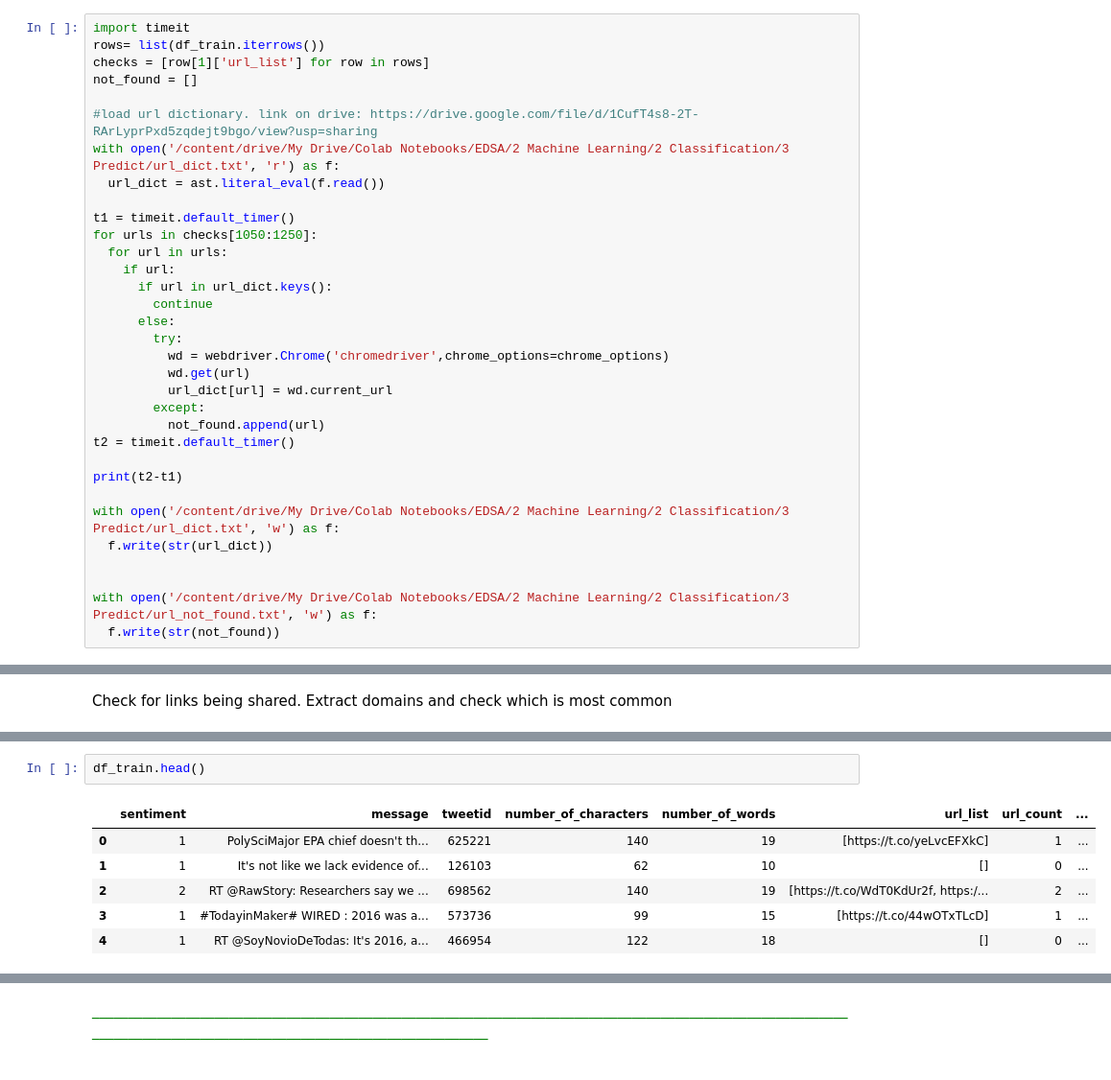
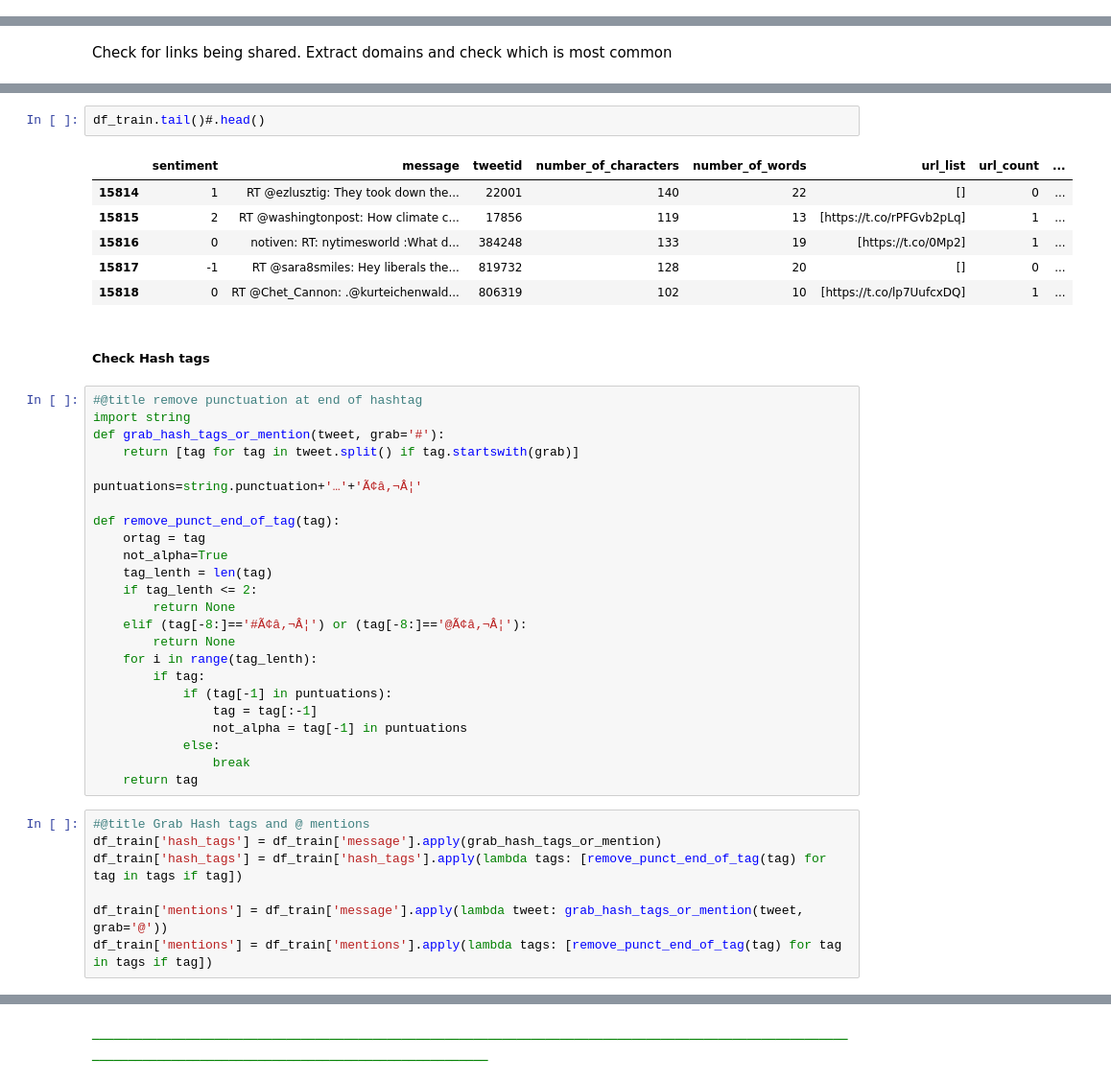
Before and after one commit to Lizette95/Team_RM5_ClassificationPredict_Notebook, a Jupyter notebook: Team_RM5_ClassificationNotebook.ipynb, the cells around one changed output, grey strips where cells are left out. Shown at 96% size. Cells and saved outputs as stored; diff of their text form.

```diff
--- a/Team_RM5_ClassificationNotebook.ipynb
+++ b/Team_RM5_ClassificationNotebook.ipynb
@@ -558,33 +576,0 @@ cp: '/usr/lib/chromium-browser/chromedriver' and '/usr/bin/chromedriver' are the
-# %%
-import timeit
-rows= list(df_train.iterrows())
-checks = [row[1]['url_list'] for row in rows]
-not_found = []
-
-#load url dictionary. link on drive: https://drive.google.com/file/d/1CufT4s8-2T-RArLyprPxd5zqdejt9bgo/view?usp=sharing
-with open('/content/drive/My Drive/Colab Notebooks/EDSA/2 Machine Learning/2 Classification/3 Predict/url_dict.txt', 'r') as f:
-  url_dict = ast.literal_eval(f.read())
-
-t1 = timeit.default_timer()
-for urls in checks[1050:1250]:
-  for url in urls:
-    if url:
-      if url in url_dict.keys():
-        continue
-      else:
-        try:
-          wd = webdriver.Chrome('chromedriver',chrome_options=chrome_options)
-          wd.get(url)
-          url_dict[url] = wd.current_url
-        except:
-          not_found.append(url)
-t2 = timeit.default_timer()
-
-print(t2-t1)
-
-with open('/content/drive/My Drive/Colab Notebooks/EDSA/2 Machine Learning/2 Classification/3 Predict/url_dict.txt', 'w') as f:
-  f.write(str(url_dict))
-
-
-with open('/content/drive/My Drive/Colab Notebooks/EDSA/2 Machine Learning/2 Classification/3 Predict/url_not_found.txt', 'w') as f:
-  f.write(str(not_found))
@@ -630,11 +615,44 @@ for ind, row in df_train.iterrows():
       else:
         domain_count[domain] = 1
 # %%
-df_train.head()
+df_train.tail()#.head()
 # %% [output]
 |  | sentiment | message | tweetid | number_of_characters | number_of_words | url_list | url_count | ... |
-| 0 | 1 | PolySciMajor EPA chief doesn't th... | 625221 | 140 | 19 | [https://t.co/yeLvcEFXkC] | 1 | ... |
-| 1 | 1 | It's not like we lack evidence of... | 126103 | 62 | 10 | [] | 0 | ... |
-| 2 | 2 | RT @RawStory: Researchers say we ... | 698562 | 140 | 19 | [https://t.co/WdT0KdUr2f, https:/... | 2 | ... |
-| 3 | 1 | #TodayinMaker# WIRED : 2016 was a... | 573736 | 99 | 15 | [https://t.co/44wOTxTLcD] | 1 | ... |
-| 4 | 1 | RT @SoyNovioDeTodas: It's 2016, a... | 466954 | 122 | 18 | [] | 0 | ... |
+| 15814 | 1 | RT @ezlusztig: They took down the... | 22001 | 140 | 22 | [] | 0 | ... |
+| 15815 | 2 | RT @washingtonpost: How climate c... | 17856 | 119 | 13 | [https://t.co/rPFGvb2pLq] | 1 | ... |
+| 15816 | 0 | notiven: RT: nytimesworld :What d... | 384248 | 133 | 19 | [https://t.co/0Mp2] | 1 | ... |
+| 15817 | -1 | RT @sara8smiles: Hey liberals the... | 819732 | 128 | 20 | [] | 0 | ... |
+| 15818 | 0 | RT @Chet_Cannon: .@kurteichenwald... | 806319 | 102 | 10 | [https://t.co/lp7UufcxDQ] | 1 | ... |
+# %% [markdown]
+##### Check Hash tags
+# %%
+#@title remove punctuation at end of hashtag
+import string
+def grab_hash_tags_or_mention(tweet, grab='#'):
+    return [tag for tag in tweet.split() if tag.startswith(grab)]
+
+puntuations=string.punctuation+'…'+'Ã¢â‚¬Â¦'
+
+def remove_punct_end_of_tag(tag):
+    ortag = tag
+    not_alpha=True
+    tag_lenth = len(tag)
+    if tag_lenth <= 2:
+        return None
+    elif (tag[-8:]=='#Ã¢â‚¬Â¦') or (tag[-8:]=='@Ã¢â‚¬Â¦'):
+        return None
+    for i in range(tag_lenth):
+        if tag:
+            if (tag[-1] in puntuations):
+                tag = tag[:-1]
+                not_alpha = tag[-1] in puntuations
+            else:
+                break
+    return tag
+# %%
+#@title Grab Hash tags and @ mentions
+df_train['hash_tags'] = df_train['message'].apply(grab_hash_tags_or_mention)
+df_train['hash_tags'] = df_train['hash_tags'].apply(lambda tags: [remove_punct_end_of_tag(tag) for tag in tags if tag])
+
+df_train['mentions'] = df_train['message'].apply(lambda tweet: grab_hash_tags_or_mention(tweet, grab='@'))
+df_train['mentions'] = df_train['mentions'].apply(lambda tags: [remove_punct_end_of_tag(tag) for tag in tags if tag])
```
Also changed, not shown: parts of 22 cells of this notebook.
